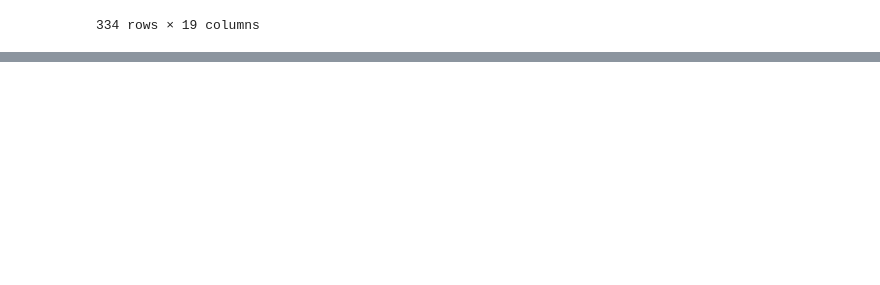
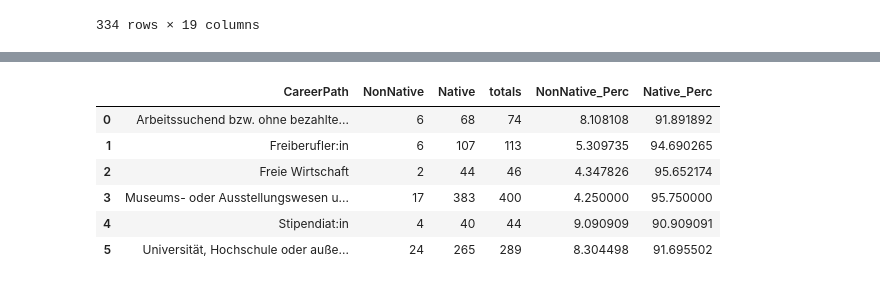
Before and after one commit to michaelgerloff/Survey_working_conditions_art_history, a Jupyter notebook: notebooks/02_Correlation_Analysis.ipynb, the cells around one changed output, grey strips where cells are left out. Saved outputs shown, nothing was run; the diff lists cells and outputs as text; code cells hidden in the pictures; blank space fills up the shorter version.

```diff
--- a/notebooks/02_Correlation_Analysis.ipynb
+++ b/notebooks/02_Correlation_Analysis.ipynb
@@ -822,0 +896,3 @@ dtype: float64
+# %%
+df_career_lang = df_whole[ls_cols_career + ['CO4. Ist\xa0Deutsch Ihre Erstsprache?']]
+df_career_lang
@@ -822,0 +913,33 @@ dtype: float64
+# %%
+# Melt the DataFrame
+df_career_lang_melt = df_career_lang.melt(id_vars=['CO4. Ist\xa0Deutsch Ihre Erstsprache?'], var_name='CareerPath', value_name='IsInPath')
+
+# Filter out rows where IsInPath is False
+df_career_lang_filter = df_career_lang_melt[df_career_lang_melt['IsInPath'] == True]
+
+# Group by CareerPath and native language and count occurrences
+df_career_lang_agg = df_career_lang_filter.groupby(['CareerPath', 'CO4. Ist\xa0Deutsch Ihre Erstsprache?']).size().reset_index(name='Count')
+
+# Pivot to wide format
+df_career_lang_pivot = df_career_lang_agg.pivot(index='CareerPath', columns='CO4. Ist\xa0Deutsch Ihre Erstsprache?', values='Count').fillna(0)
+
+# Rename columns for clarity
+df_career_lang_pivot.columns = ['NonNative', 'Native']
+
+# Reset index to turn the index into a column
+df_career_lang_pivot.reset_index(inplace=True)
+df_career_lang_pivot['CareerPath'] = career
+
+# calculate percentage values
+df_career_lang_pivot['totals'] = df_career_lang_pivot['NonNative'] + df_career_lang_pivot['Native']
+df_career_lang_pivot['NonNative_Perc'] = (df_career_lang_pivot['NonNative'] / df_career_lang_pivot['totals'])*100
+df_career_lang_pivot['Native_Perc'] = (df_career_lang_pivot['Native'] / df_career_lang_pivot['totals'])*100
+df_career_lang_pivot
+# %% [output]
+|  | CareerPath | NonNative | Native | totals | NonNative_Perc | Native_Perc |
+| 0 | Arbeitssuchend bzw. ohne bezahlte... | 6 | 68 | 74 | 8.108108 | 91.891892 |
+| 1 | Freiberufler:in | 6 | 107 | 113 | 5.309735 | 94.690265 |
+| 2 | Freie Wirtschaft | 2 | 44 | 46 | 4.347826 | 95.652174 |
+| 3 | Museums- oder Ausstellungswesen u... | 17 | 383 | 400 | 4.250000 | 95.750000 |
+| 4 | Stipendiat:in | 4 | 40 | 44 | 9.090909 | 90.909091 |
+| 5 | Universität, Hochschule oder auße... | 24 | 265 | 289 | 8.304498 | 91.695502 |
```
Also changed, not shown: parts of 36 cells of this notebook, 4 other files.
